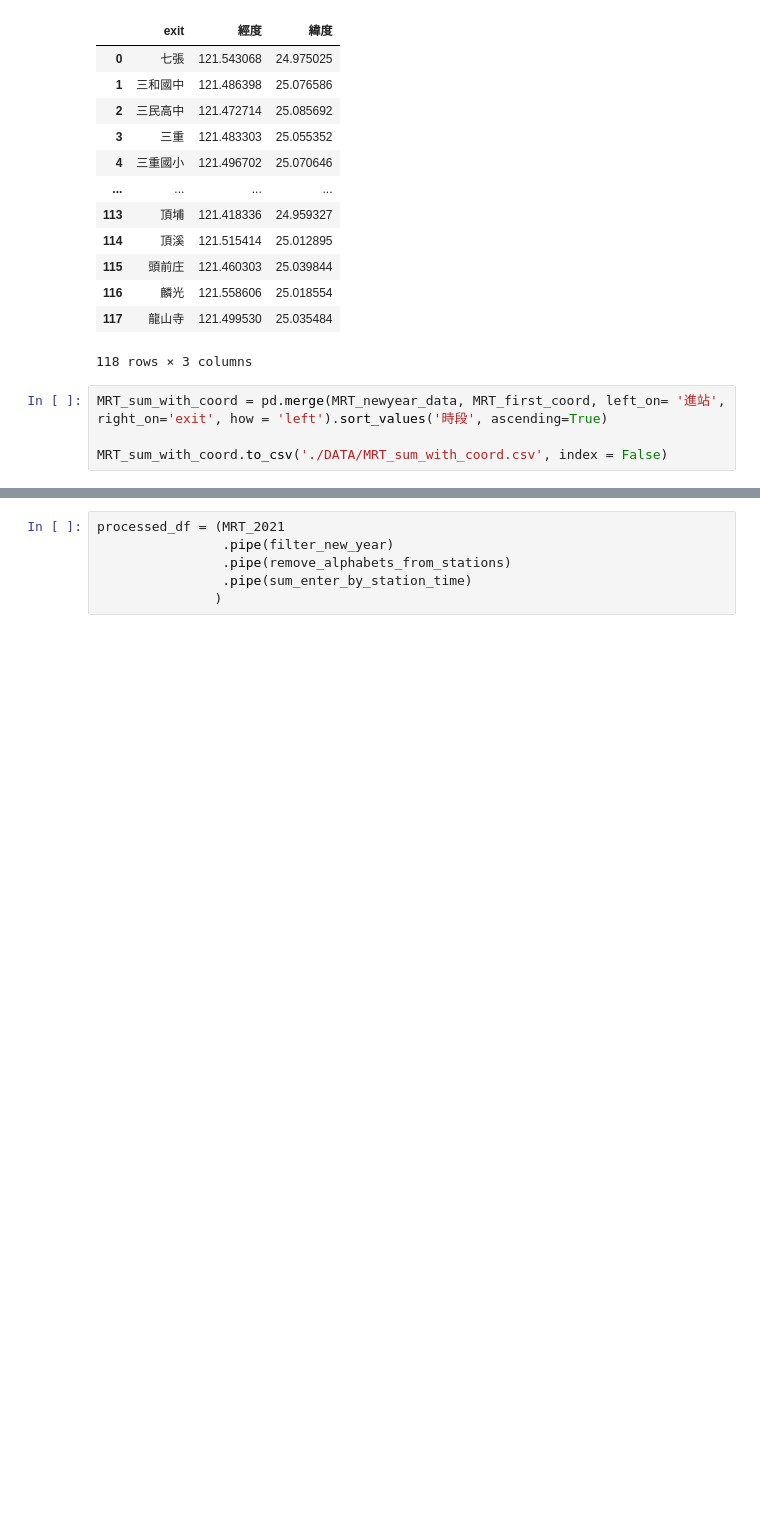
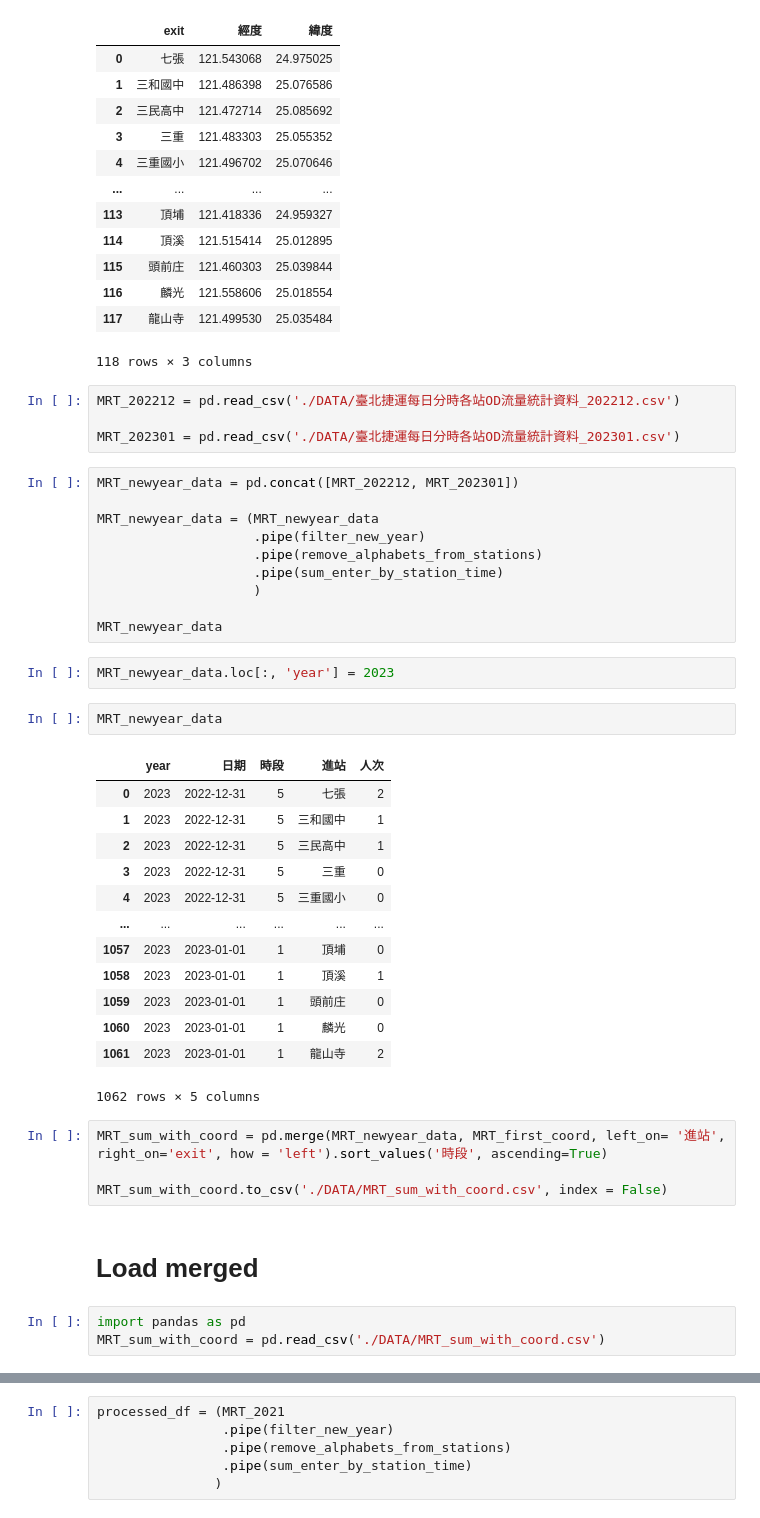
Before and after one commit to eloise-chou/NewYearResolution, a Jupyter notebook: sandbox.ipynb, the cells around one changed output, grey strips where cells are left out. Cells and saved outputs as stored; diff of their text form; blank space fills up the shorter version.

Commit message:
change the year of 22, 23

```diff
--- a/sandbox.ipynb
+++ b/sandbox.ipynb
@@ -111,7 +113,44 @@ MRT_first_coord
 | 116 | 麟光 | 121.558606 | 25.018554 |
 | 117 | 龍山寺 | 121.499530 | 25.035484 |
 118 rows × 3 columns
+# %%
+MRT_202212 = pd.read_csv('./DATA/臺北捷運每日分時各站OD流量統計資料_202212.csv')
+
+MRT_202301 = pd.read_csv('./DATA/臺北捷運每日分時各站OD流量統計資料_202301.csv')
+# %%
+MRT_newyear_data = pd.concat([MRT_202212, MRT_202301])
+
+MRT_newyear_data = (MRT_newyear_data
+                    .pipe(filter_new_year)
+                    .pipe(remove_alphabets_from_stations)
+                    .pipe(sum_enter_by_station_time)
+                    )
+
+MRT_newyear_data
+# %%
+MRT_newyear_data.loc[:, 'year'] = 2023
+# %%
+MRT_newyear_data
+# %% [output]
+|  | year | 日期 | 時段 | 進站 | 人次 |
+| 0 | 2023 | 2022-12-31 | 5 | 七張 | 2 |
+| 1 | 2023 | 2022-12-31 | 5 | 三和國中 | 1 |
+| 2 | 2023 | 2022-12-31 | 5 | 三民高中 | 1 |
+| 3 | 2023 | 2022-12-31 | 5 | 三重 | 0 |
+| 4 | 2023 | 2022-12-31 | 5 | 三重國小 | 0 |
+| ... | ... | ... | ... | ... | ... |
+| 1057 | 2023 | 2023-01-01 | 1 | 頂埔 | 0 |
+| 1058 | 2023 | 2023-01-01 | 1 | 頂溪 | 1 |
+| 1059 | 2023 | 2023-01-01 | 1 | 頭前庄 | 0 |
+| 1060 | 2023 | 2023-01-01 | 1 | 麟光 | 0 |
+| 1061 | 2023 | 2023-01-01 | 1 | 龍山寺 | 2 |
+1062 rows × 5 columns
 # %%
 MRT_sum_with_coord = pd.merge(MRT_newyear_data, MRT_first_coord, left_on= '進站', right_on='exit', how = 'left').sort_values('時段', ascending=True)
 
 MRT_sum_with_coord.to_csv('./DATA/MRT_sum_with_coord.csv', index = False)
+# %% [markdown]
+# Load merged
+# %%
+import pandas as pd
+MRT_sum_with_coord = pd.read_csv('./DATA/MRT_sum_with_coord.csv')
```
Also changed, not shown: parts of 6 cells of this notebook.
